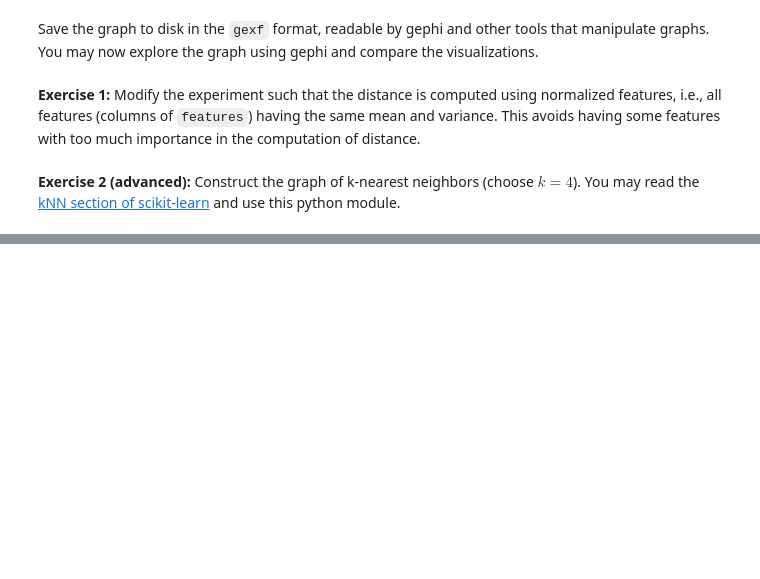
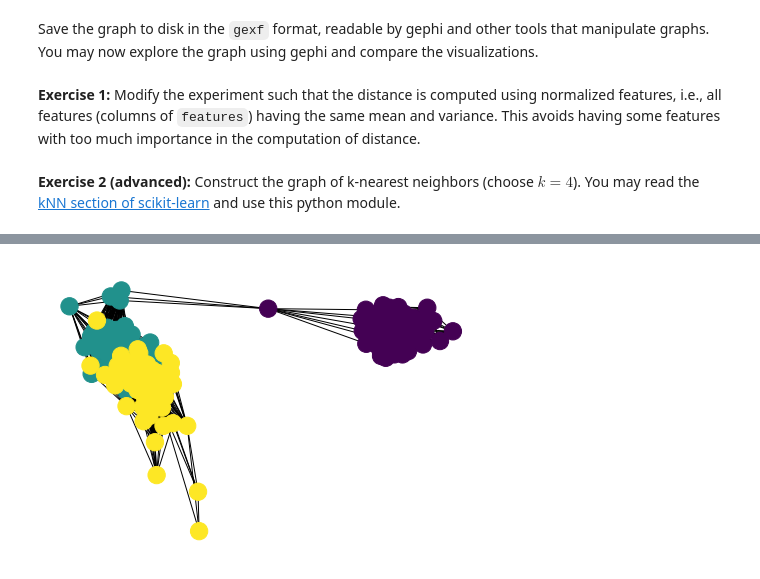
Before and after one commit to Lambo97/ntds_2019, a Jupyter notebook: tutorials/03_graph_from_features.ipynb, the cells around one changed output, grey strips where cells are left out. Saved outputs shown, nothing was run; the diff lists cells and outputs as text; code cells hidden in the pictures; blank space fills up the shorter version.

```diff
--- a/tutorials/03_graph_from_features.ipynb
+++ b/tutorials/03_graph_from_features.ipynb
@@ -248,0 +329,4 @@ You may read the [kNN section of scikit-learn](https://scikit-learn.org/stable/m
+# %%
+nx.draw_spring(graph, node_color=colors)
+# %% [output]
+[figure, added]
```
Also changed, not shown: parts of 14 cells of this notebook, 6 other files.
